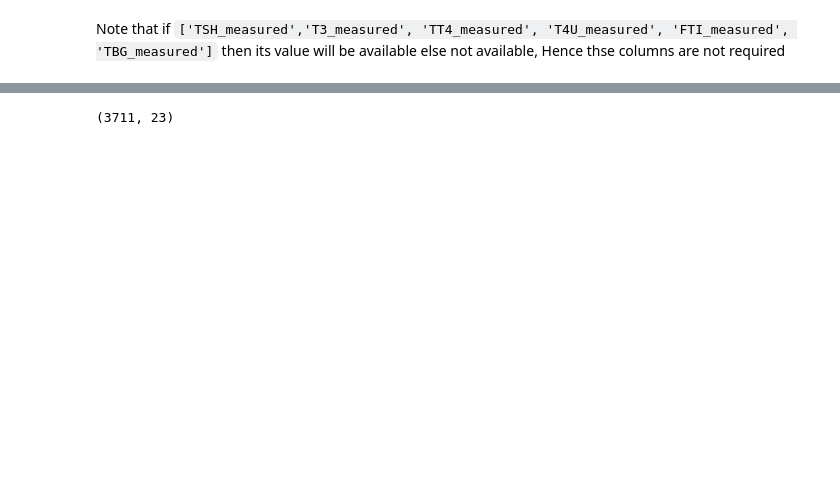
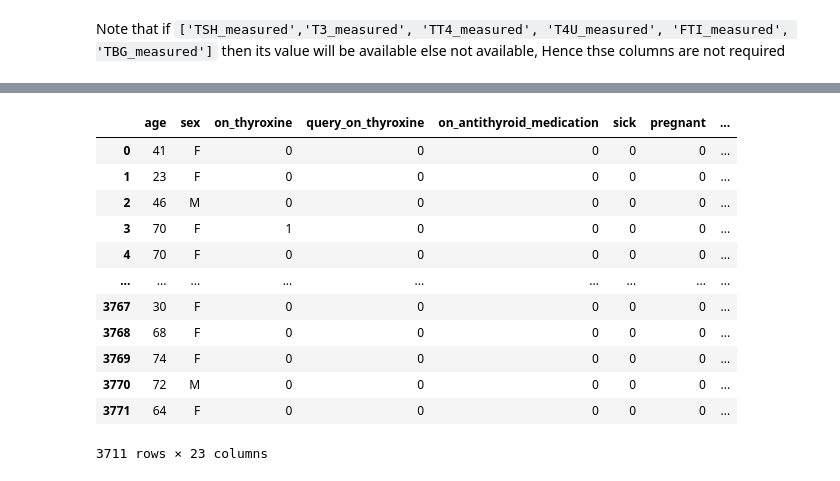
Before and after one commit to gopipandit/ThyroidData_Model, a Jupyter notebook: notebook.ipynb, the cells around one changed output, grey strips where cells are left out. Drawn from its saved outputs; the diff is of its cells as text; code cells hidden in the pictures; blank space fills up the shorter version.

```diff
--- a/notebook.ipynb
+++ b/notebook.ipynb
@@ -219,4 +213,18 @@ df.drop([i for i in df.columns if 'measured' in i], axis= 1, inplace= True)
+# %%
+df.replace({'f': 0, 't' : 1}, inplace= True)
 # %%
-df.shape
+df
 # %% [output]
+|  | age | sex | on_thyroxine | query_on_thyroxine | on_antithyroid_medication | sick | pregnant | ... |
+| 0 | 41 | F | 0 | 0 | 0 | 0 | 0 | ... |
+| 1 | 23 | F | 0 | 0 | 0 | 0 | 0 | ... |
+| 2 | 46 | M | 0 | 0 | 0 | 0 | 0 | ... |
+| 3 | 70 | F | 1 | 0 | 0 | 0 | 0 | ... |
+| 4 | 70 | F | 0 | 0 | 0 | 0 | 0 | ... |
+| ... | ... | ... | ... | ... | ... | ... | ... | ... |
+| 3767 | 30 | F | 0 | 0 | 0 | 0 | 0 | ... |
+| 3768 | 68 | F | 0 | 0 | 0 | 0 | 0 | ... |
+| 3769 | 74 | F | 0 | 0 | 0 | 0 | 0 | ... |
+| 3770 | 72 | M | 0 | 0 | 0 | 0 | 0 | ... |
+| 3771 | 64 | F | 0 | 0 | 0 | 0 | 0 | ... |
-(3711, 23)
+3711 rows × 23 columns
```
Also changed, not shown: parts of 3 cells of this notebook.
